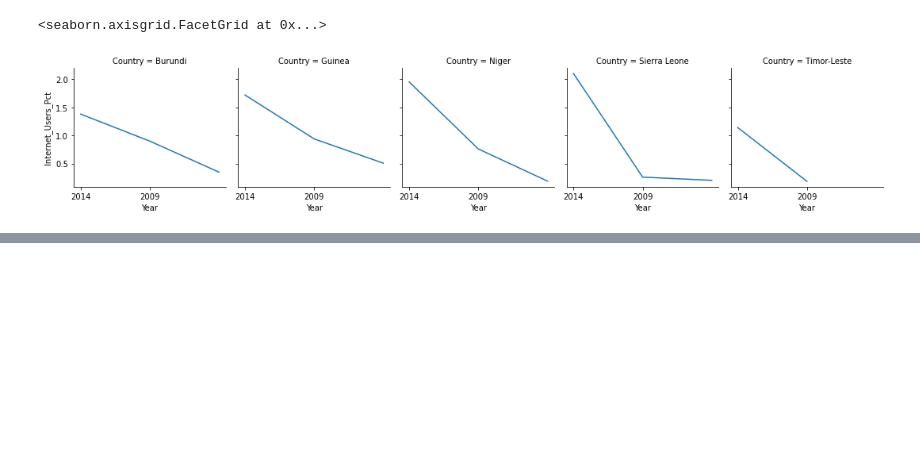
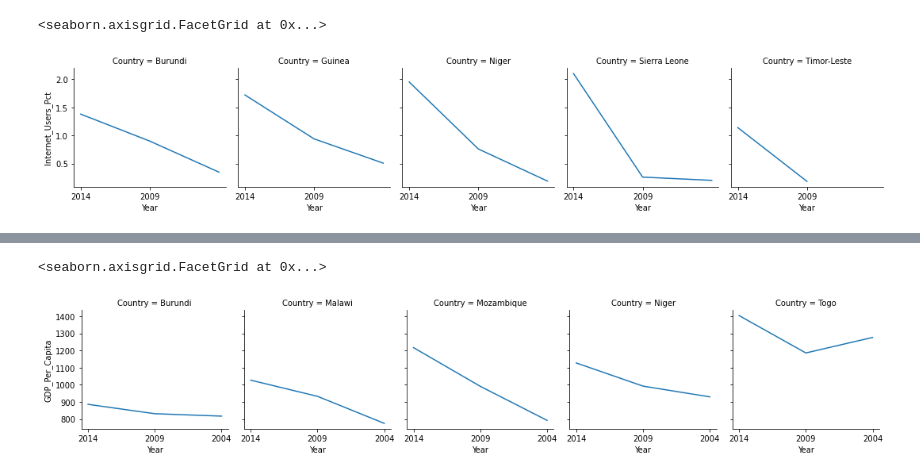
Before and after one commit to tarynpatterson/gdp-and-internet-usage-tarynpatterson, a Jupyter notebook: data/GDP and Internet Usage.ipynb, the cells around one changed output, grey strips where cells are left out. Drawn from its saved outputs; the diff is of its cells as text; code cells hidden in the pictures; blank space fills up the shorter version.

```diff
--- a/data/GDP and Internet Usage.ipynb
+++ b/data/GDP and Internet Usage.ipynb
@@ -452,0 +497,4 @@ graph_2.map(plt.plot, 'Year', 'Internet_Users_Pct')
+# %%
+filter_list_5 = ['Burundi', 'Malawi', 'Niger', 'Mozambique', 'Togo']
+bottom_5_GDP = gdp_and_internet_use_sub[gdp_and_internet_use_sub['Country'].isin(filter_list_5)]
+print(bottom_5_GDP)
@@ -452,0 +518,6 @@ graph_2.map(plt.plot, 'Year', 'Internet_Users_Pct')
+# %%
+graph_2 = sns.FacetGrid(bottom_5_GDP, col ="Country")
+graph_2.map(plt.plot, 'Year', 'GDP_Per_Capita')
+# %% [output]
+<seaborn.axisgrid.FacetGrid at 0x...>
+[figure, added]
```
Also changed, not shown: parts of 21 cells of this notebook, 1 other file.
